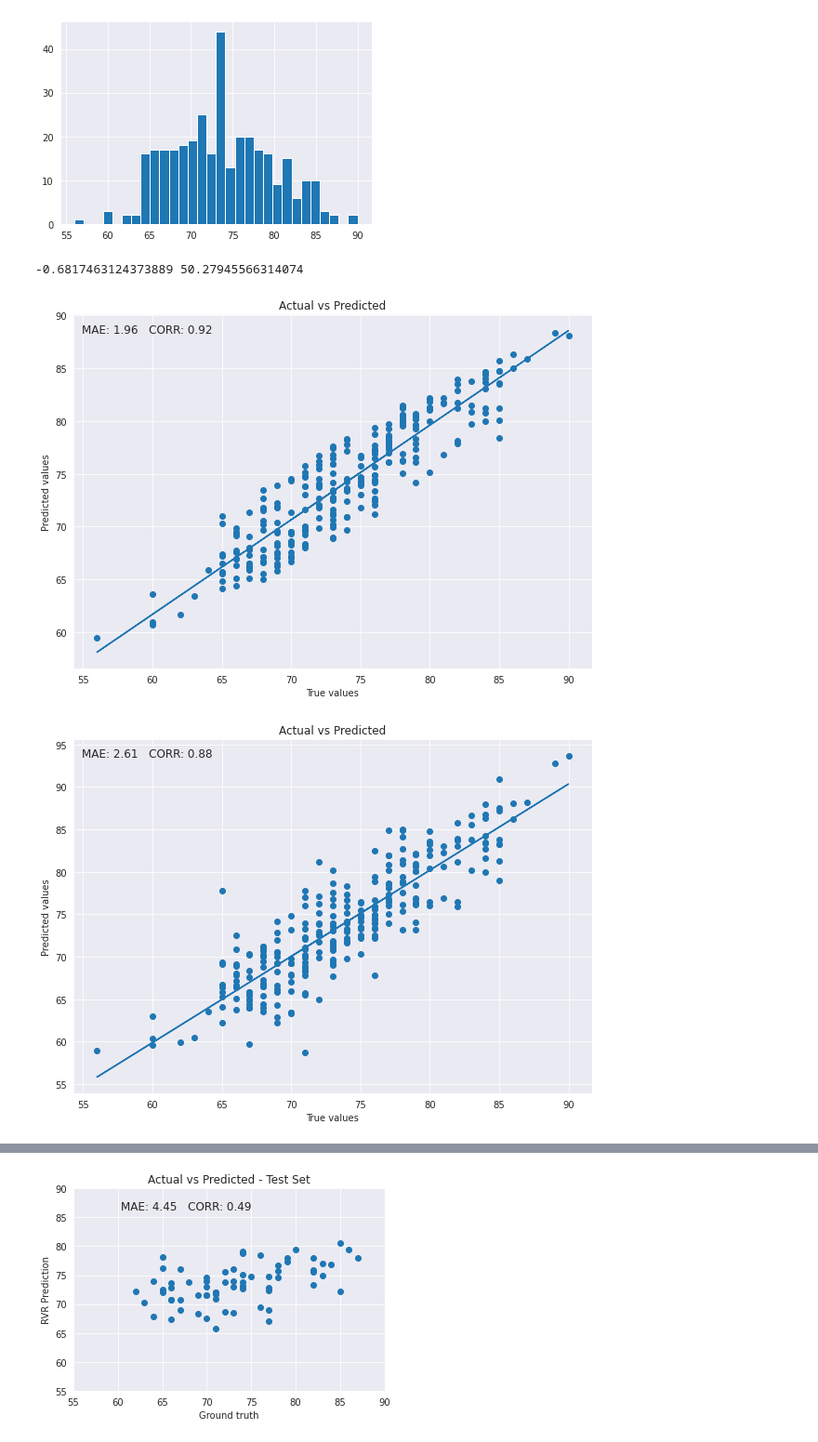
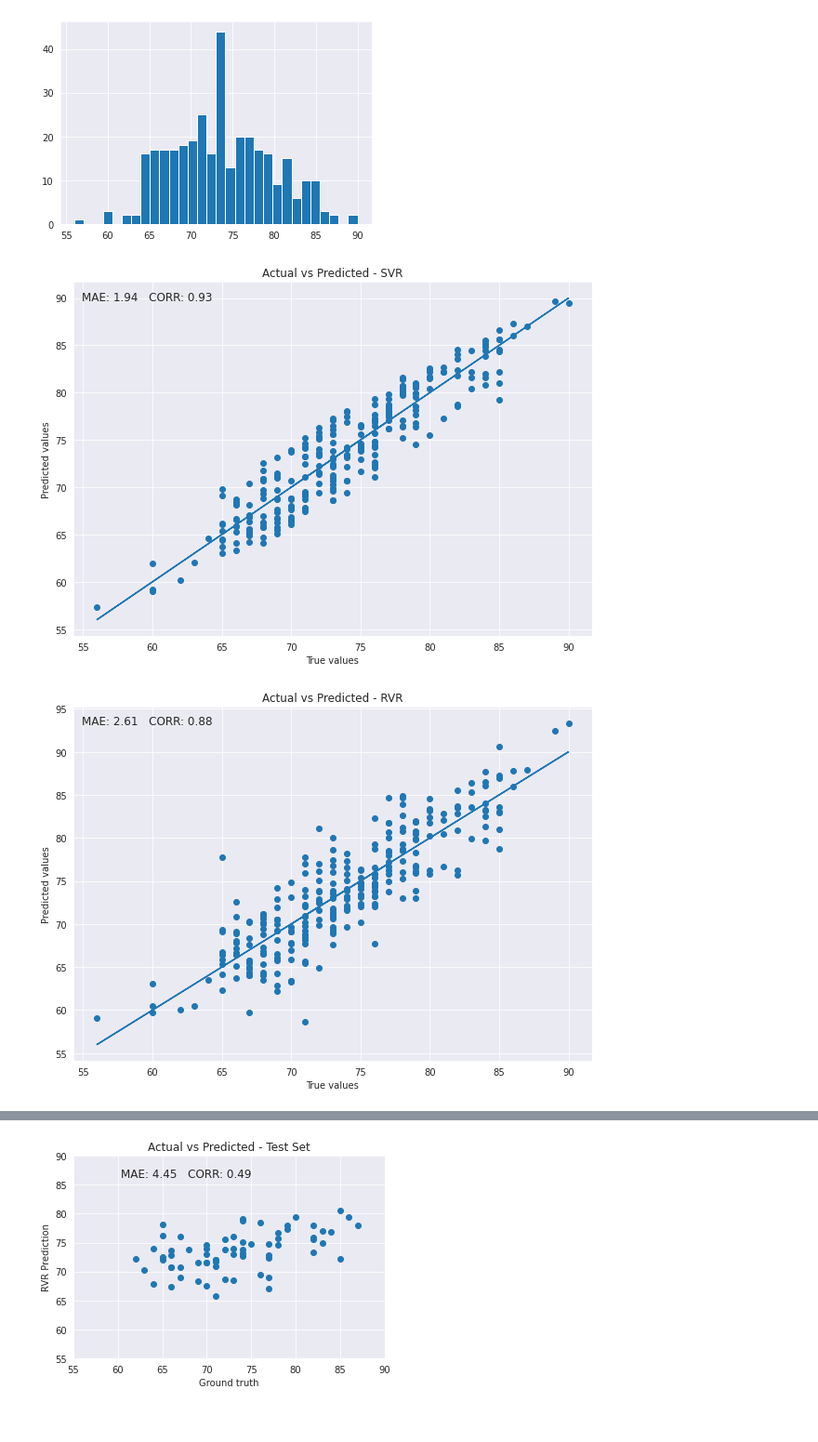
Before and after one commit to elenadoe/Brain_Age_PET_MRI, a Jupyter notebook: src/Elena_Notebook.ipynb, the cells around one changed output, grey strips where cells are left out. Shown at 93% size. Saved outputs shown, nothing was run; the diff lists cells and outputs as text; code cells hidden in the pictures.

Commit message:
added results with bias correction

```diff
--- a/src/Elena_Notebook.ipynb
+++ b/src/Elena_Notebook.ipynb
@@ -129,8 +129,8 @@ plt.hist(y, bins=30)
 rand_seed = 42
 num_bins = 5
 rvr = RVR()
-models = [rvr, 'svm']
-model_names = ['rvr', 'svm']
+models = [rvr, 'svm', 'gauss']
+model_names = ['rvr', 'svm', 'gauss']
 splits = 5
 
 model_results = []
@@ -192,8 +192,7 @@ lm_rvr = LinearRegression()
 lm_rvr.fit(np.array(y_true).reshape(-1,1), np.array(y_pred-y_true).reshape(-1,1))
 slope_rvr = lm_rvr.coef_
 intercept_rvr = lm_rvr.intercept_
-print(slope[0][0], intercept[0])
-y_pred_bc = y_pred - (y_true*slope[0][0]+intercept[0])
+y_pred_bc = y_pred - (y_true*slope_rvr[0][0]+intercept_rvr[0])
 #y_pred_bc = y_pred
 
 mae = format(mean_absolute_error(y_true, y_pred_bc), '.2f')
@@ -208,43 +207,71 @@ xmin, xmax = ax.get_xlim()
 ymin, ymax = ax.get_ylim()
 text = 'MAE: ' + str(mae) + '   CORR: ' + str(corr)
 ax.set(xlabel='True values', ylabel='Predicted values')
-plt.title('Actual vs Predicted')
+plt.title('Actual vs Predicted - SVR')
 plt.text(xmin + 10, ymax - 0.01 * ymax, text, verticalalignment='top',
          horizontalalignment='right', fontsize=12)
-plt.savefig("../results/train_performance_rvm_FDG.jpg")
+plt.savefig("../results/train_performance_svm_FDG_biascorr.jpg")
 plt.show()
 
 
 y_true = df_ages[df_ages['model'] == 'RVR()']['real']
 y_pred = df_ages[df_ages['model'] == 'RVR()']['pred']
 
 # fit a linear model for bias correction
 lm_svr = LinearRegression()
 lm_svr.fit(np.array(y_true).reshape(-1,1), np.array(y_pred-y_true).reshape(-1,1))
 slope_svr = lm_svr.coef_
-intercept_svr = lm.intercept_
-y_pred_bc = y_pred - (y_true*slope[0]+intercept[0])
+intercept_svr = lm_svr.intercept_
+y_pred_bc = y_pred - (y_true*slope_svr[0]+intercept_svr[0])
 #y_pred_bc = y_pred
 
 mae = format(mean_absolute_error(y_true, y_pred_bc), '.2f')
 corr = format(np.corrcoef(y_pred_bc, y_true)[1, 0], '.2f')
 
 fig, ax = plt.subplots(1, 1, figsize=(10, 7))
 sns.set_style("darkgrid")
 plt.scatter(y_true, y_pred_bc)
 m, b = np.polyfit(y_true, y_pred_bc, 1)
 plt.plot(y_true, m*y_true + b)
 
 xmin, xmax = ax.get_xlim()
 ymin, ymax = ax.get_ylim()
 text = 'MAE: ' + str(mae) + '   CORR: ' + str(corr)
 ax.set(xlabel='True values', ylabel='Predicted values')
-plt.title('Actual vs Predicted')
+plt.title('Actual vs Predicted - RVR')
 plt.text(xmin + 10, ymax - 0.01 * ymax, text, verticalalignment='top',
          horizontalalignment='right', fontsize=12)
-plt.savefig("../results/train_performance_svm_FDG_biascorr.jpg")
+plt.savefig("../results/train_performance_rvr_FDG_biascorr.jpg")
 plt.show()
+
+y_true = df_ages[df_ages['model'] == 'gauss']['real']
+y_pred = df_ages[df_ages['model'] == 'gauss']['pred']
+
+# fit a linear model for bias correction
+lm_gauss = LinearRegression()
+lm_gauss.fit(np.array(y_true).reshape(-1,1), np.array(y_pred-y_true).reshape(-1,1))
+slope_gauss = lm_gauss.coef_
+intercept_gauss = lm_gauss.intercept_
+y_pred_bc = y_pred - (y_true*slope_gauss[0][0]+intercept_gauss[0])
+#y_pred_bc = y_pred
+
+mae = format(mean_absolute_error(y_true, y_pred_bc), '.2f')
+corr = format(np.corrcoef(y_pred_bc, y_true)[1, 0], '.2f')
+
+fig, ax = plt.subplots(1, 1, figsize=(10, 7))
+sns.set_style("darkgrid")
+plt.scatter(y_true, y_pred_bc)
+m, b = np.polyfit(y_true, y_pred_bc, 1)
+plt.plot(y_true, m*y_true + b)
+xmin, xmax = ax.get_xlim()
+ymin, ymax = ax.get_ylim()
+text = 'MAE: ' + str(mae) + '   CORR: ' + str(corr)
+ax.set(xlabel='True values', ylabel='Predicted values')
+plt.title('Actual vs Predicted - Gaussian')
+plt.text(xmin + 10, ymax - 0.01 * ymax, text, verticalalignment='top',
+         horizontalalignment='right', fontsize=12)
+plt.savefig("../results/train_performance_gauss_FDG_biascorr.jpg")
+plt.show()
 # %% [output]
--0.6817463124373889 50.27945566314074
-[figure, old version]
+[figure, new version]
-[figure, old version]
+[figure, new version]
```
Also changed, not shown: parts of 3 cells of this notebook, 6 other files.
